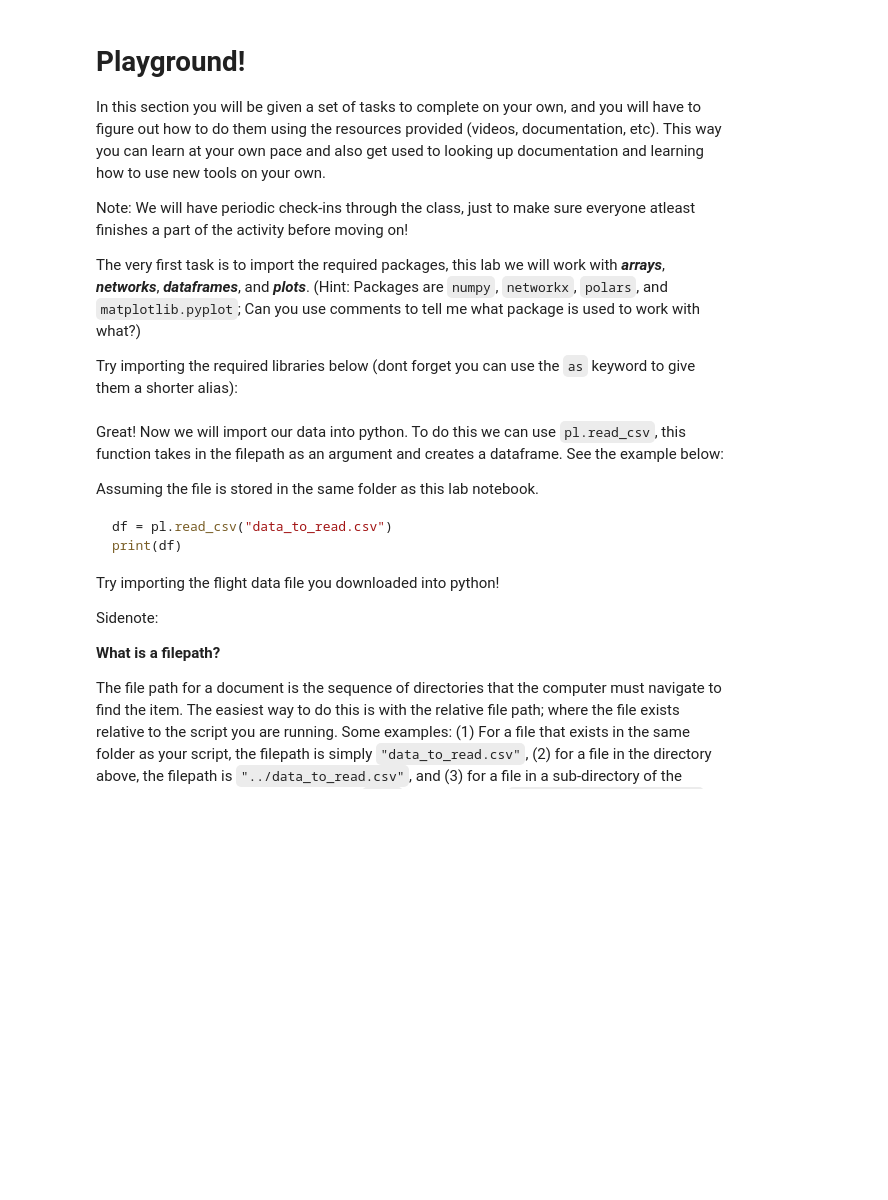
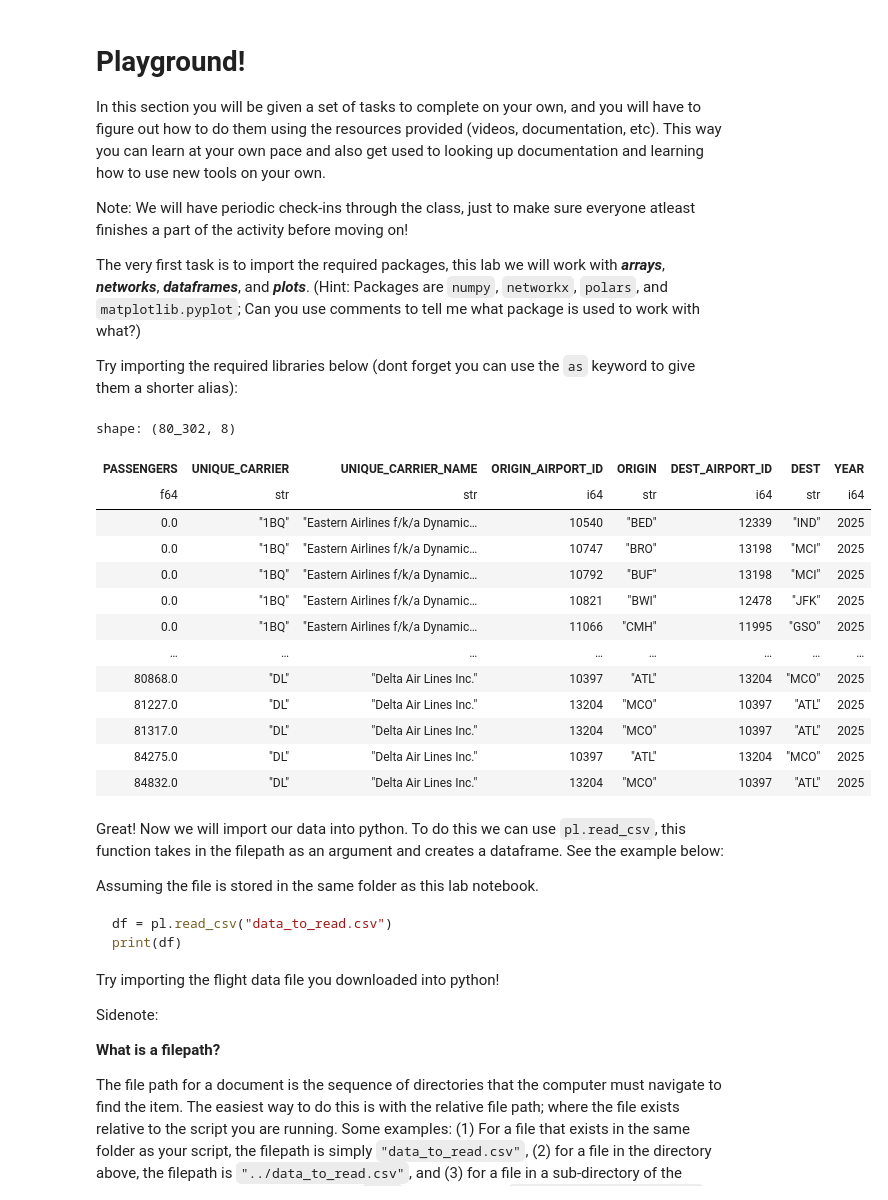
Before and after one commit to rahulsunilkumar/BIOL4559homework, a Jupyter notebook: lab-04.ipynb, the cells around one changed output. Cells and saved outputs as stored; diff of their text form; code cells hidden in the pictures; blank space fills up the shorter version.

```diff
--- a/lab-04.ipynb
+++ b/lab-04.ipynb
@@ -24,6 +24,29 @@ Note: We will have periodic check-ins through the class, just to make sure every
 The very first task is to import the required packages, this lab we will work with ***arrays***, ***networks***, ***dataframes***, and ***plots***. (Hint: Packages are `numpy`, `networkx`, `polars`, and `matplotlib.pyplot`; Can you use comments to tell me what package is used to work with what?)
 
 Try importing the required libraries below (dont forget you can use the `as` keyword to give them a shorter alias):
+# %%
+import polars as pl # Data slicing.
+import matplotlib.pyplot as plt # Data showing.
+import networkx as nx # Data networking.
+import numpy as np # Number magic.
+
+df = pl.read_csv('bts-flights.csv')
+df
+# %% [output]
+shape: (80_302, 8)
+| PASSENGERS | UNIQUE_CARRIER | UNIQUE_CARRIER_NAME | ORIGIN_AIRPORT_ID | ORIGIN | DEST_AIRPORT_ID | DEST | YEAR |
+| f64 | str | str | i64 | str | i64 | str | i64 |
+| 0.0 | "1BQ" | "Eastern Airlines f/k/a Dynamic… | 10540 | "BED" | 12339 | "IND" | 2025 |
+| 0.0 | "1BQ" | "Eastern Airlines f/k/a Dynamic… | 10747 | "BRO" | 13198 | "MCI" | 2025 |
+| 0.0 | "1BQ" | "Eastern Airlines f/k/a Dynamic… | 10792 | "BUF" | 13198 | "MCI" | 2025 |
+| 0.0 | "1BQ" | "Eastern Airlines f/k/a Dynamic… | 10821 | "BWI" | 12478 | "JFK" | 2025 |
+| 0.0 | "1BQ" | "Eastern Airlines f/k/a Dynamic… | 11066 | "CMH" | 11995 | "GSO" | 2025 |
+| … | … | … | … | … | … | … | … |
+| 80868.0 | "DL" | "Delta Air Lines Inc." | 10397 | "ATL" | 13204 | "MCO" | 2025 |
+| 81227.0 | "DL" | "Delta Air Lines Inc." | 13204 | "MCO" | 10397 | "ATL" | 2025 |
+| 81317.0 | "DL" | "Delta Air Lines Inc." | 13204 | "MCO" | 10397 | "ATL" | 2025 |
+| 84275.0 | "DL" | "Delta Air Lines Inc." | 10397 | "ATL" | 13204 | "MCO" | 2025 |
+| 84832.0 | "DL" | "Delta Air Lines Inc." | 13204 | "MCO" | 10397 | "ATL" | 2025 |
 # %% [markdown]
 Great! Now we will import our data into python. To do this we can use `pl.read_csv`, this function takes in the filepath as an argument and creates a dataframe. See the example below:
 
```
Also changed, not shown: parts of 8 cells of this notebook.
